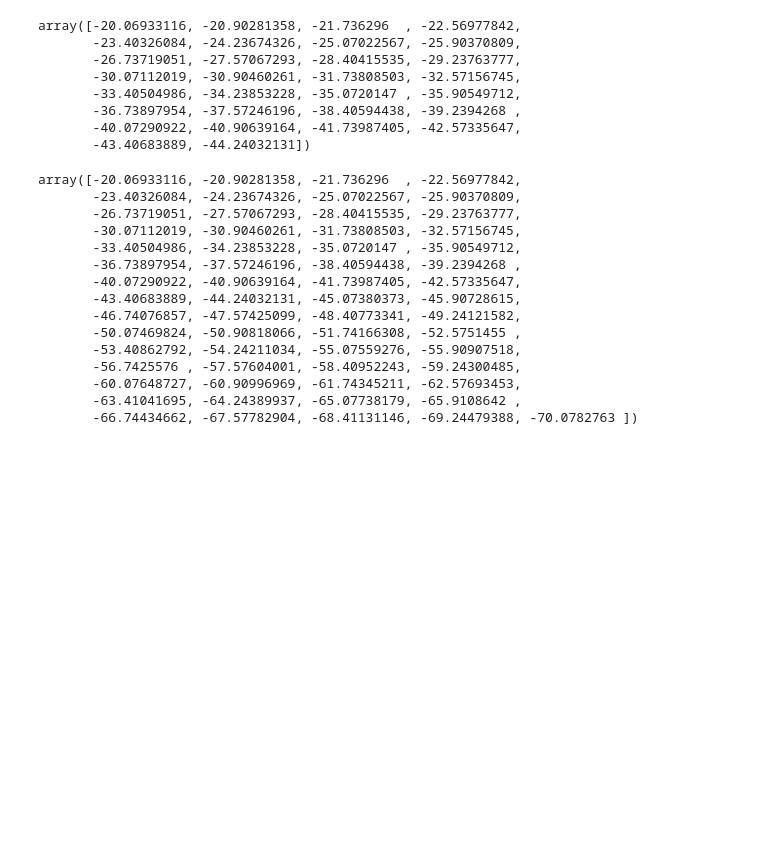
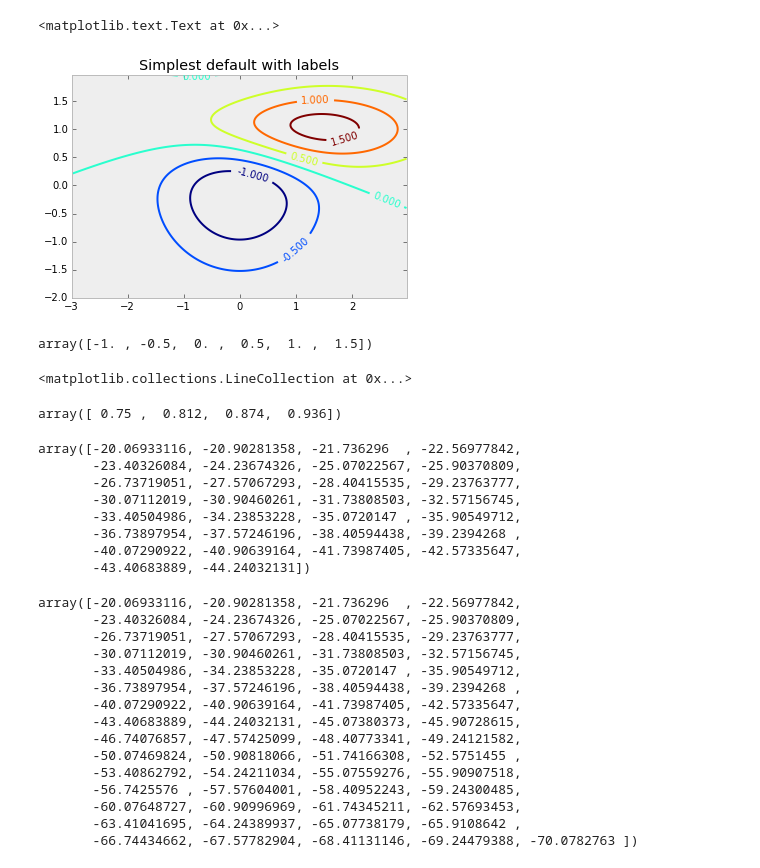
Before and after one commit to Mixpap/Ptyxiaki, a Jupyter notebook: Untitled0.ipynb, the cells around one changed output. Cells and saved outputs as stored; diff of their text form; code cells hidden in the pictures; blank space fills up the shorter version.

```diff
--- a/Untitled0.ipynb
+++ b/Untitled0.ipynb
@@ -33,0 +34,32 @@ fi='maps/13co32.fits'
+# %%
+delta = 0.025
+x = np.arange(-3.0, 3.0, delta)
+y = np.arange(-2.0, 2.0, delta)
+X, Y = np.meshgrid(x, y)
+Z1 = mlab.bivariate_normal(X, Y, 1.0, 1.0, 0.0, 0.0)
+Z2 = mlab.bivariate_normal(X, Y, 1.5, 0.5, 1, 1)
+# difference of Gaussians
+Z = 10.0 * (Z2 - Z1)
+
+
+
+# Create a simple contour plot with labels using default colors.  The
+# inline argument to clabel will control whether the labels are draw
+# over the line segments of the contour, removing the lines beneath
+# the label
+plt.figure()
+plt.grid('off')
+CS = plt.contour(X, Y, Z)
+plt.clabel(CS, inline=1, fontsize=10)
+plt.title('Simplest default with labels')
+# %% [output]
+<matplotlib.text.Text at 0x...>
+[figure, added]
+# %%
+CS.levels
+# %% [output]
+array([-1. , -0.5,  0. ,  0.5,  1. ,  1.5])
+# %%
+CS.collections[0]
+# %% [output]
+<matplotlib.collections.LineCollection at 0x...>
@@ -34,3 +70,7 @@ fi='maps/13co32.fits'
+# %%
+np.arange(0.75,0.998,(0.998-0.75)/4)
+# %% [output]
+array([ 0.75 ,  0.812,  0.874,  0.936])
 # %%
 x=np.linspace(-20.06933,-70.07828,61)
 # %%
```
Also changed, not shown: parts of 4 cells of this notebook, 1 other file.
